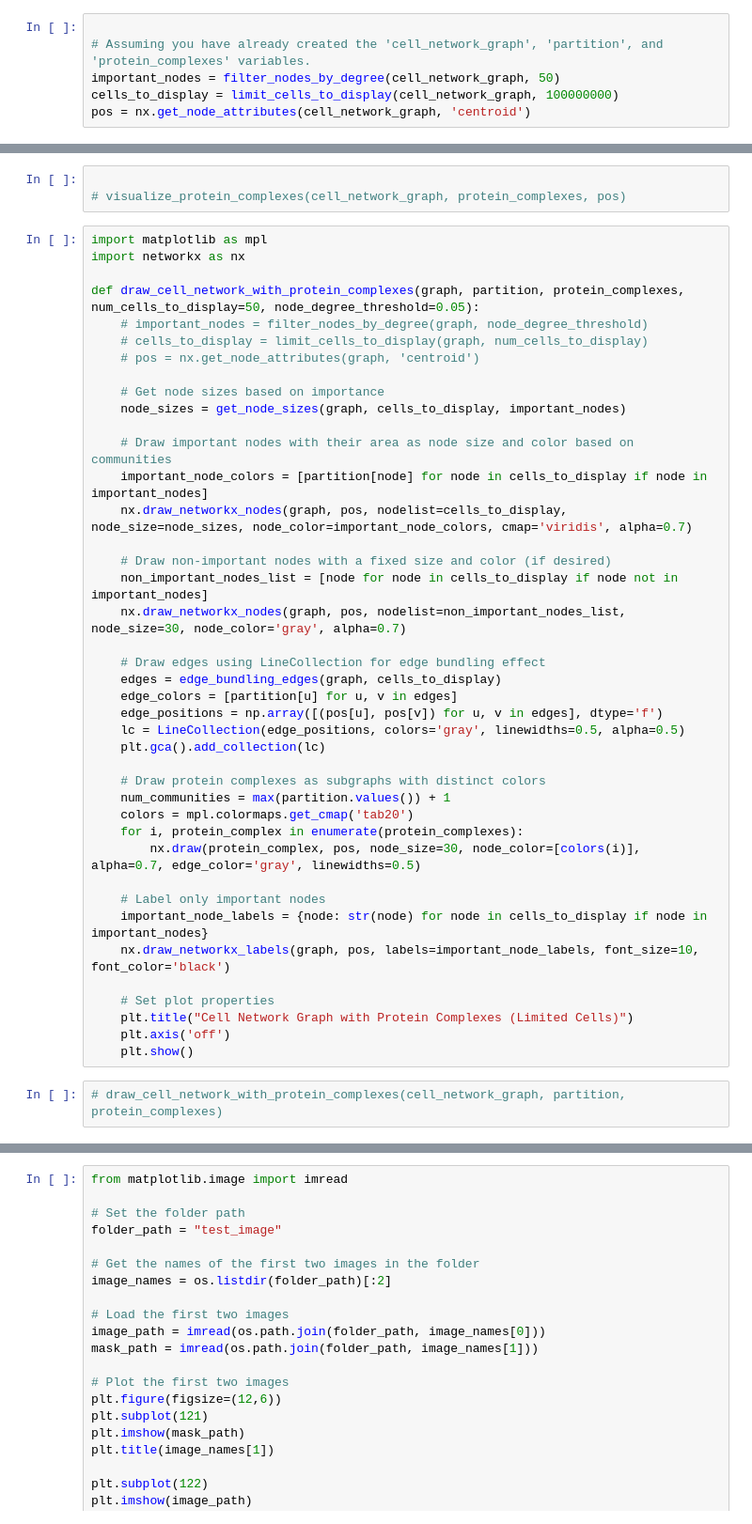
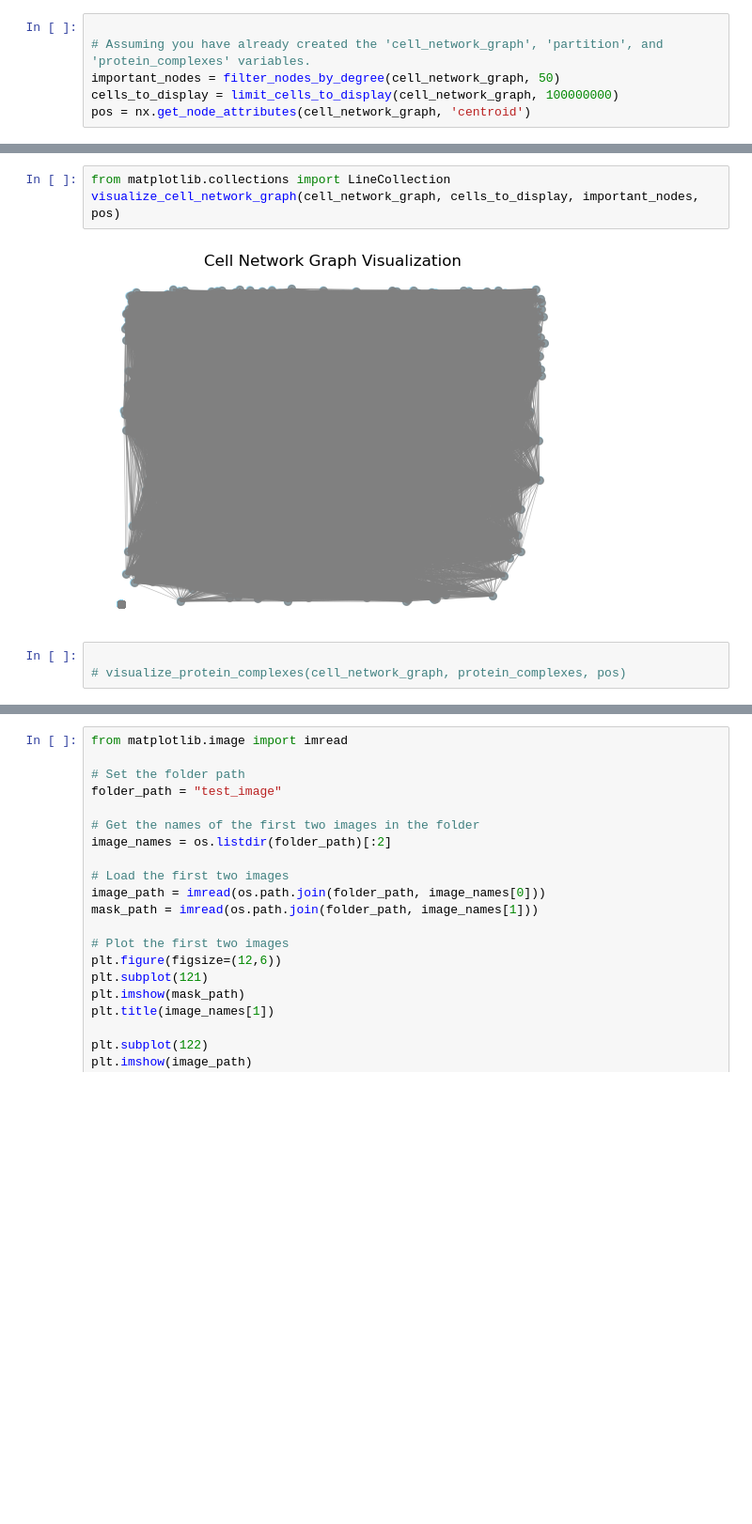
Before and after one commit to Ndaruga/Graph-Network-Analysis-for-cell-Organization, a Jupyter notebook: network_analysis.ipynb, the cells around one changed output, grey strips where cells are left out. Shown: that part at 94% size. Saved outputs shown, nothing was run; the diff lists cells and outputs as text; blank space fills up the shorter version.

```diff
--- a/network_analysis.ipynb
+++ b/network_analysis.ipynb
@@ -443,47 +420,9 @@ visualize_cell_network_graph(cell_network_graph, cells_to_display, important_nod
+# %%
+from matplotlib.collections import LineCollection
+visualize_cell_network_graph(cell_network_graph, cells_to_display, important_nodes, pos)
+# %% [output]
+[figure, added]
 # %%
 
 # visualize_protein_complexes(cell_network_graph, protein_complexes, pos)
-# %%
-import matplotlib as mpl
-import networkx as nx
-
-def draw_cell_network_with_protein_complexes(graph, partition, protein_complexes, num_cells_to_display=50, node_degree_threshold=0.05):
-    # important_nodes = filter_nodes_by_degree(graph, node_degree_threshold)
-    # cells_to_display = limit_cells_to_display(graph, num_cells_to_display)
-    # pos = nx.get_node_attributes(graph, 'centroid')
-
-    # Get node sizes based on importance
-    node_sizes = get_node_sizes(graph, cells_to_display, important_nodes)
-
-    # Draw important nodes with their area as node size and color based on communities
-    important_node_colors = [partition[node] for node in cells_to_display if node in important_nodes]
-    nx.draw_networkx_nodes(graph, pos, nodelist=cells_to_display, node_size=node_sizes, node_color=important_node_colors, cmap='viridis', alpha=0.7)
-
-    # Draw non-important nodes with a fixed size and color (if desired)
-    non_important_nodes_list = [node for node in cells_to_display if node not in important_nodes]
-    nx.draw_networkx_nodes(graph, pos, nodelist=non_important_nodes_list, node_size=30, node_color='gray', alpha=0.7)
-
-    # Draw edges using LineCollection for edge bundling effect
-    edges = edge_bundling_edges(graph, cells_to_display)
-    edge_colors = [partition[u] for u, v in edges]
-    edge_positions = np.array([(pos[u], pos[v]) for u, v in edges], dtype='f')
-    lc = LineCollection(edge_positions, colors='gray', linewidths=0.5, alpha=0.5)
-    plt.gca().add_collection(lc)
-
-    # Draw protein complexes as subgraphs with distinct colors
-    num_communities = max(partition.values()) + 1
-    colors = mpl.colormaps.get_cmap('tab20')
-    for i, protein_complex in enumerate(protein_complexes):
-        nx.draw(protein_complex, pos, node_size=30, node_color=[colors(i)], alpha=0.7, edge_color='gray', linewidths=0.5)
-
-    # Label only important nodes
-    important_node_labels = {node: str(node) for node in cells_to_display if node in important_nodes}
-    nx.draw_networkx_labels(graph, pos, labels=important_node_labels, font_size=10, font_color='black')
-
-    # Set plot properties
-    plt.title("Cell Network Graph with Protein Complexes (Limited Cells)")
-    plt.axis('off')
-    plt.show()
-# %%
-# draw_cell_network_with_protein_complexes(cell_network_graph, partition, protein_complexes)
 # %%
```
Also changed, not shown: parts of 9 cells of this notebook.
